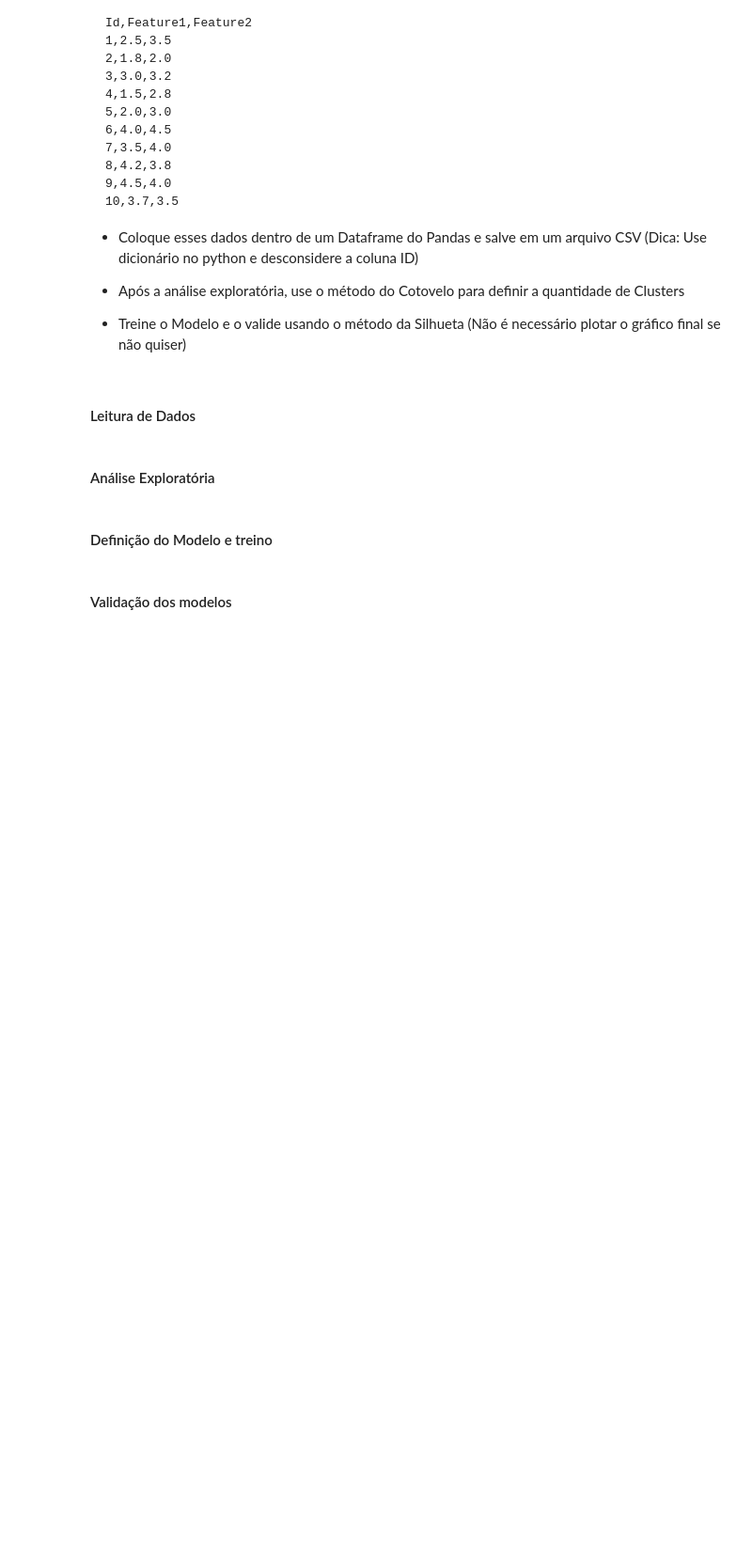
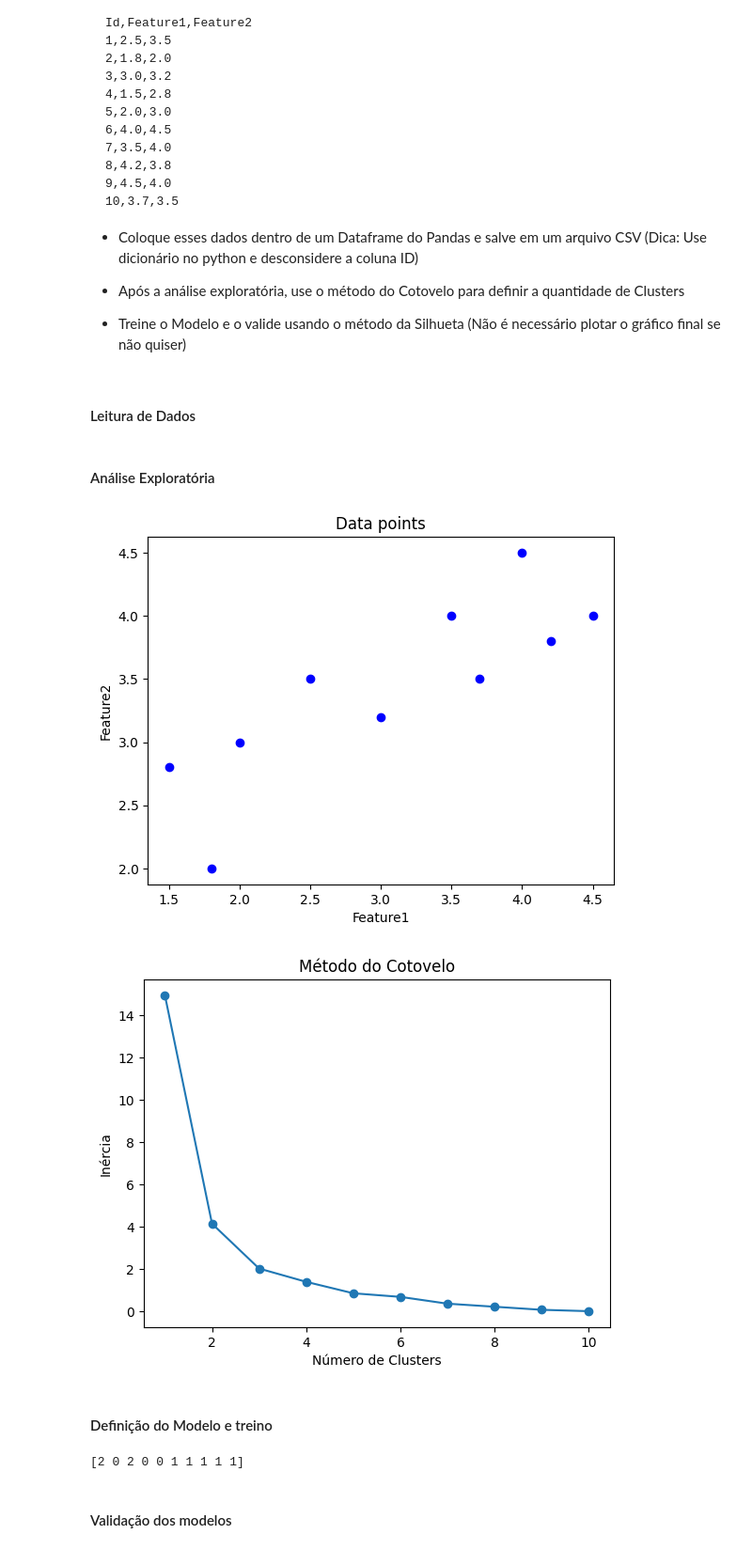
Before and after one commit to matheusAFONSECA/C210, a Jupyter notebook: Aula 05/04_cluster.ipynb, the cells around one changed output. Shown at 94% size. Saved outputs shown, nothing was run; the diff lists cells and outputs as text; code cells hidden in the pictures; blank space fills up the shorter version.

```diff
--- a/Aula 05/04_cluster.ipynb
+++ b/Aula 05/04_cluster.ipynb
@@ -147,6 +160,47 @@ Dado o seguinte conjunto de dados
 # %% [markdown]
 #### Análise Exploratória
+# %%
+# Carregando os dados
+df = pd.read_csv('dados.csv')
+
+# Removendo a coluna 'Id'
+X = df.drop(columns=['Id'])
+
+# Lista para armazenar os valores de inércia
+inertia = []
+
+# Testando diferentes números de clusters
+for i in range(1, 11):
+    kmeans = KMeans(n_clusters=i, random_state=42)
+    kmeans.fit(X)
+    inertia.append(kmeans.inertia_)
+
+
+# Plotando o gráfico
+plt.scatter(x = df['Feature1'], y = df['Feature2'], color = "blue")
+plt.title("Data points")
+plt.xlabel("Feature1")
+plt.ylabel("Feature2")
+plt.show()
+
+# Plotando o método do cotovelo
+plt.plot(range(1, 11), inertia, marker='o')
+plt.title('Método do Cotovelo')
+plt.xlabel('Número de Clusters')
+plt.ylabel('Inércia')
+plt.show()
+# %% [output]
+[figure, added]
+[figure, added]
 # %% [markdown]
 #### Definição do Modelo e treino
+# %%
+# Escolhendo o número ótimo de clusters (n_clusters=3)
+kmeans = KMeans(n_clusters=3, random_state=42)
+kmeans.fit(X)
+
+print(kmeans.labels_)
+# %% [output]
+[2 0 2 0 0 1 1 1 1 1]
 # %% [markdown]
 #### Validação dos modelos
```
Also changed, not shown: parts of 6 cells of this notebook, 1 other file.
